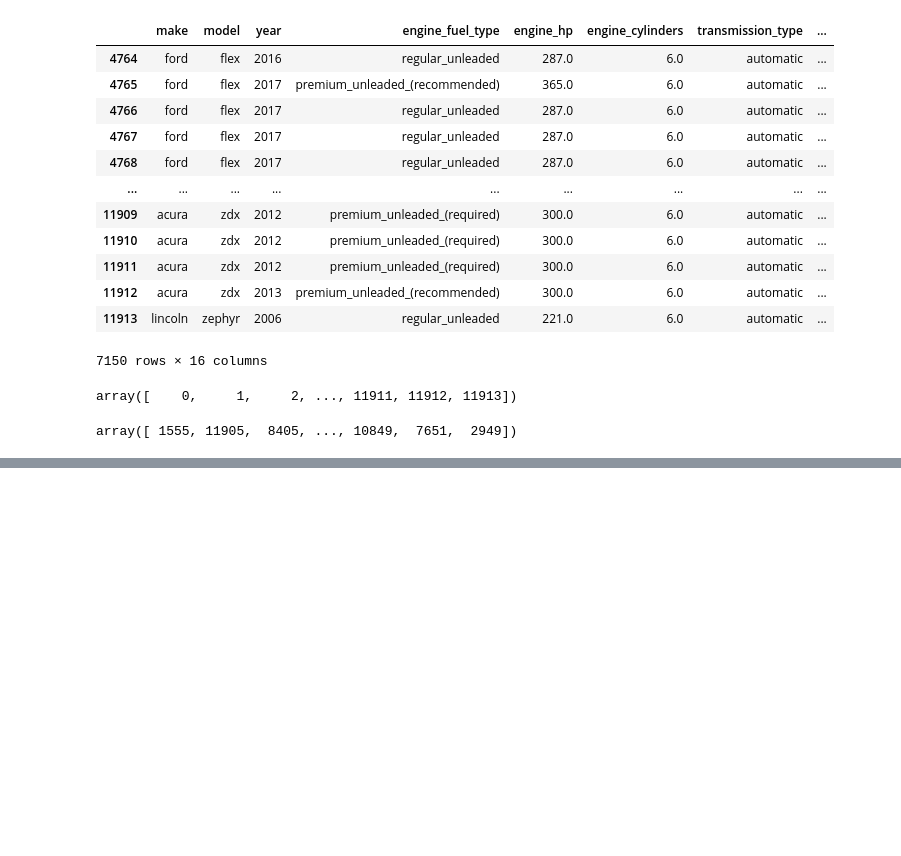
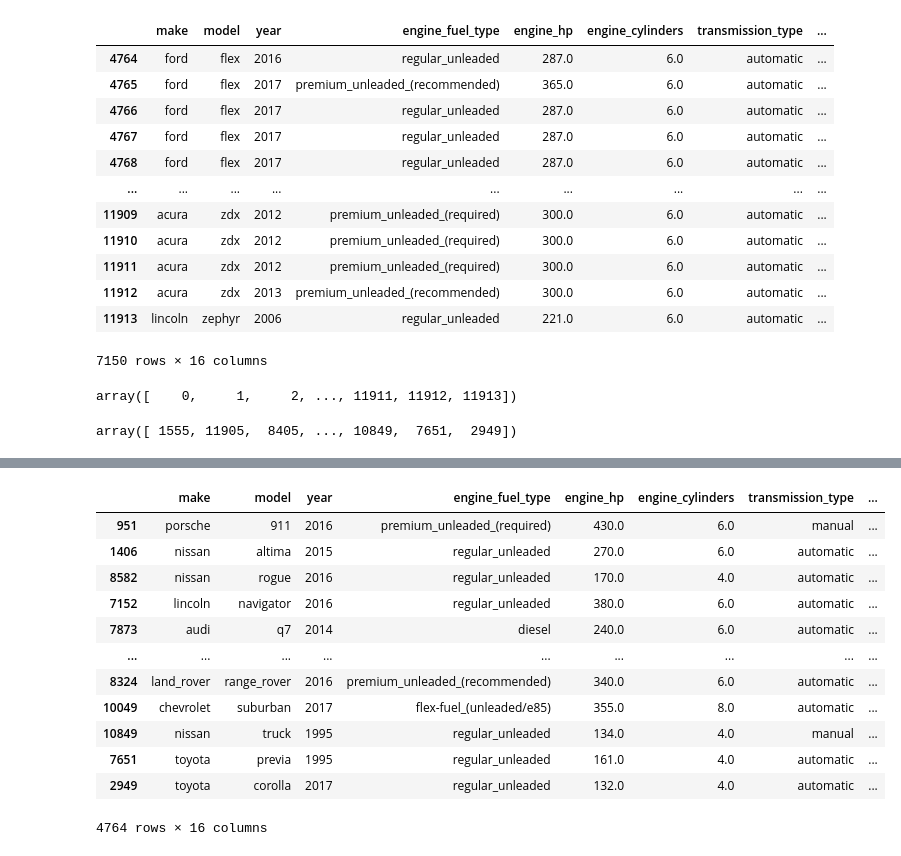
Before and after one commit to carlos-alves-one/ML-Zoomcamp-Week-2, a Jupyter notebook: ML_Zoomcamp_Week_2.ipynb, the cells around one changed output, grey strips where cells are left out. Saved outputs shown, nothing was run; the diff lists cells and outputs as text; code cells hidden in the pictures; blank space fills up the shorter version.

Commit message:
Print the dataframe for the training

```diff
--- a/ML_Zoomcamp_Week_2.ipynb
+++ b/ML_Zoomcamp_Week_2.ipynb
@@ -507,3 +507,20 @@ df.iloc[idx[:10]]
 | 6238 | nissan | juke | 2017 | premium_unleaded_(recommended) | 188.0 | 4.0 | manual | ... |
 | 8010 | volkswagen | rabbit | 2009 | regular_unleaded | 170.0 | 5.0 | manual | ... |
 | 10737 | ford | transit_wagon | 2017 | regular_unleaded | 275.0 | 6.0 | automatic | ... |
+# %%
+# Print the dataframe for the training
+df_train
+# %% [output]
+|  | make | model | year | engine_fuel_type | engine_hp | engine_cylinders | transmission_type | ... |
+| 951 | porsche | 911 | 2016 | premium_unleaded_(required) | 430.0 | 6.0 | manual | ... |
+| 1406 | nissan | altima | 2015 | regular_unleaded | 270.0 | 6.0 | automatic | ... |
+| 8582 | nissan | rogue | 2016 | regular_unleaded | 170.0 | 4.0 | automatic | ... |
+| 7152 | lincoln | navigator | 2016 | regular_unleaded | 380.0 | 6.0 | automatic | ... |
+| 7873 | audi | q7 | 2014 | diesel | 240.0 | 6.0 | automatic | ... |
+| ... | ... | ... | ... | ... | ... | ... | ... | ... |
+| 8324 | land_rover | range_rover | 2016 | premium_unleaded_(recommended) | 340.0 | 6.0 | automatic | ... |
+| 10049 | chevrolet | suburban | 2017 | flex-fuel_(unleaded/e85) | 355.0 | 8.0 | automatic | ... |
+| 10849 | nissan | truck | 1995 | regular_unleaded | 134.0 | 4.0 | manual | ... |
+| 7651 | toyota | previa | 1995 | regular_unleaded | 161.0 | 4.0 | automatic | ... |
+| 2949 | toyota | corolla | 2017 | regular_unleaded | 132.0 | 4.0 | automatic | ... |
+4764 rows × 16 columns
```
